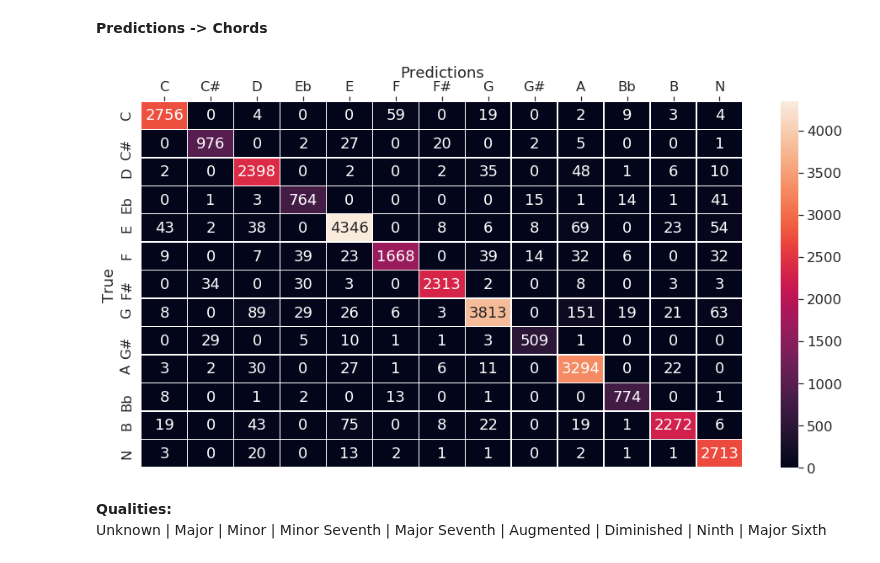
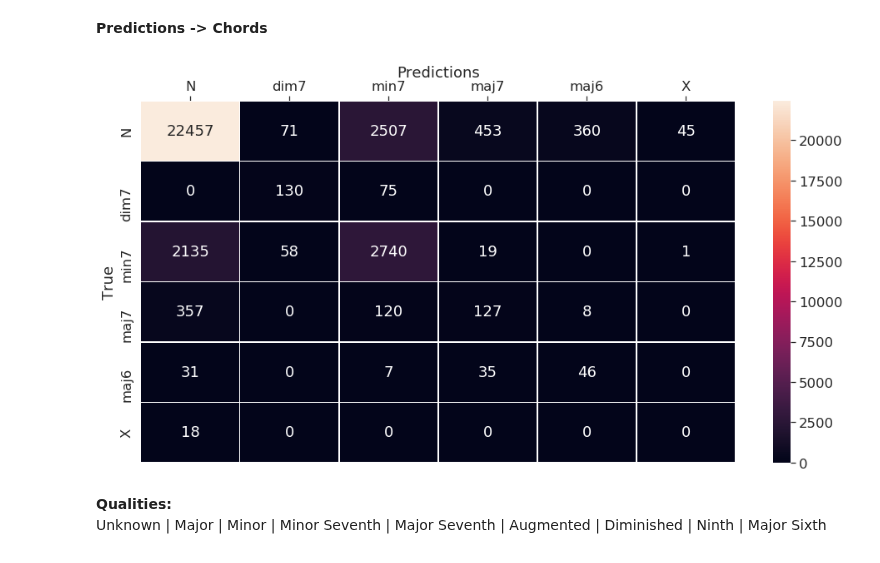
Before and after one commit to taslanidis/Audio-Chord-Recognition, a Jupyter notebook: Chord_Estimation.ipynb, the cells around one changed output. Saved outputs shown, nothing was run; the diff lists cells and outputs as text; code cells hidden in the pictures.

```diff
--- a/Chord_Estimation.ipynb
+++ b/Chord_Estimation.ipynb
@@ -1123,11 +1146,7 @@ y_ints = [y.argmax() for chunk in y_train_fourth for y in chunk]
 i = 0
 j = 0
 for yi in y_ints:
-    if fourth_class_weights[yi] <= 1:
-        w = 1
-    else:
-        w = np.log(fourth_class_weights[yi])
-    fourth_sample_weights[i][j] = min(w, 5)
+    fourth_sample_weights[i][j] = np.log(fourth_class_weights[yi] + 1)
     j += 1
     if j == chunk_size:
         i += 1
@@ -1253,12 +1272,29 @@ def RCNN_Net(chords_num, input_features, timesteps, batch_size):
     c = Dropout(0.25)(c)
 
 
+    c =  Conv2D(filters=128,
+            kernel_size=(3,3),
+            padding='same')(c)
+    c = Activation('relu')(c)
+    c = BatchNormalization()(c)
+
+    c =  Conv2D(filters=128,
+            kernel_size=(3,3),
+            padding='same')(c)
+    c = Activation('relu')(c)
+    c = BatchNormalization()(c)
+
+    c =  Conv2D(filters=64,
+            kernel_size=(3,3),
+            padding='same')(c)
+    c = Activation('relu')(c)
+    c = BatchNormalization()(c)
+
     xc = TimeDistributed(Flatten())(c)
     xc = BatchNormalization()(xc)
 
-    xc = Dense(128)(xc)
     # Root Part
-    root = Bidirectional(LSTM(units = 64,
+    root = Bidirectional(LSTM(units = 128,
                               return_sequences=True))(xc)
 
     linear = Dropout(0.4)(root)
@@ -1401,7 +1330,7 @@ losses = {
     "fourth_output": "categorical_crossentropy",
 }
 lossWeights = {"root_output": 1.0, "bass_output": 1.0, "triad_output": 1.0, "fourth_output": 1.0}
-opt = keras.optimizers.Adam(lr=0.001)
+opt = keras.optimizers.Adam(lr=0.0001)
 
 model.compile(optimizer=opt, loss=losses, loss_weights=lossWeights, metrics=["accuracy"])
 # %%
@@ -1426,6 +1355,6 @@ Non-trainable params: 1,696
 __________________________________________________________________________________________________
 # %%
-model.load_weights("model2_weights.h5")
+model.load_weights('./model_weights/model_weights_CRNN_9_40epochs_0001.h5')
 # %%
 # to use the hybrid model
 x_train = np.reshape(x_train, (x_train.shape[0], x_train.shape[1], x_train.shape[2], 1))
@@ -1519,37 +1449,37 @@ for track_no,album in X_tracks_test:
     y_true_categorical['triads'] += [ np.argmax(t) for t in reshaped_data_true ]
     y_pred_categorical['triads'] += [ np.argmax(t) for t in reshaped_data_pred ]
     # reshape data
     reshaped_data_true = y_mirex_test_root[(track_no,album)].reshape(y_mirex_test_root[(track_no,album)].shape[:-3] + (-1, 14))
     reshaped_data_pred = root_predictions[(track_no,album)].reshape(root_predictions[(track_no,album)].shape[:-3] + (-1, 14))
     # convert to integer categorical
     y_true_categorical['root'] += [ np.argmax(t) for t in reshaped_data_true ]
     y_pred_categorical['root'] += [ np.argmax(t) for t in reshaped_data_pred ]
     # reshape data
     reshaped_data_true = y_mirex_test_bass[(track_no,album)].reshape(y_mirex_test_bass[(track_no,album)].shape[:-3] + (-1, 14))
     reshaped_data_pred = bass_predictions[(track_no,album)].reshape(bass_predictions[(track_no,album)].shape[:-3] + (-1, 14))
     # convert to integer categorical
     y_true_categorical['bass'] += [ np.argmax(t) for t in reshaped_data_true ]
     y_pred_categorical['bass'] += [ np.argmax(t) for t in reshaped_data_pred ]
 
 # category_names
-categories_true = [InverseLib[i] for i in list(set(y_true_categorical['bass']))]
+categories_true = [InverseLibFourth[i] for i in list(set(y_true_categorical['fourths']))]
 # build confusion matrix
-cfm = confusion_matrix(y_true_categorical['bass'], y_pred_categorical['bass'])
+cfm = confusion_matrix(y_true_categorical['fourths'], y_pred_categorical['fourths'])
 # Draw a heatmap with the numeric values in each cell
 conf_matrix = sns.heatmap(cfm,
                           annot=True,
                           fmt="d",
                           linewidths=.5,
                           xticklabels=categories_true,
                           yticklabels=categories_true,
                           ax=ax)
 ax.xaxis.tick_top()
 ax.xaxis.set_label_position('top')
 conf_matrix.set_ylabel('True')
 conf_matrix.set_xlabel('Predictions')
-plt.savefig("cf_bass_rcnn.png")
+plt.show()
 # %% [output]
-[figure, old version]
+[figure, new version]
 # %% [markdown]
 **Qualities:**<br>
 Unknown | Major | Minor | Minor Seventh | Major Seventh | Augmented | Diminished | Ninth | Major Sixth
```
Also changed, not shown: parts of 32 cells of this notebook.
